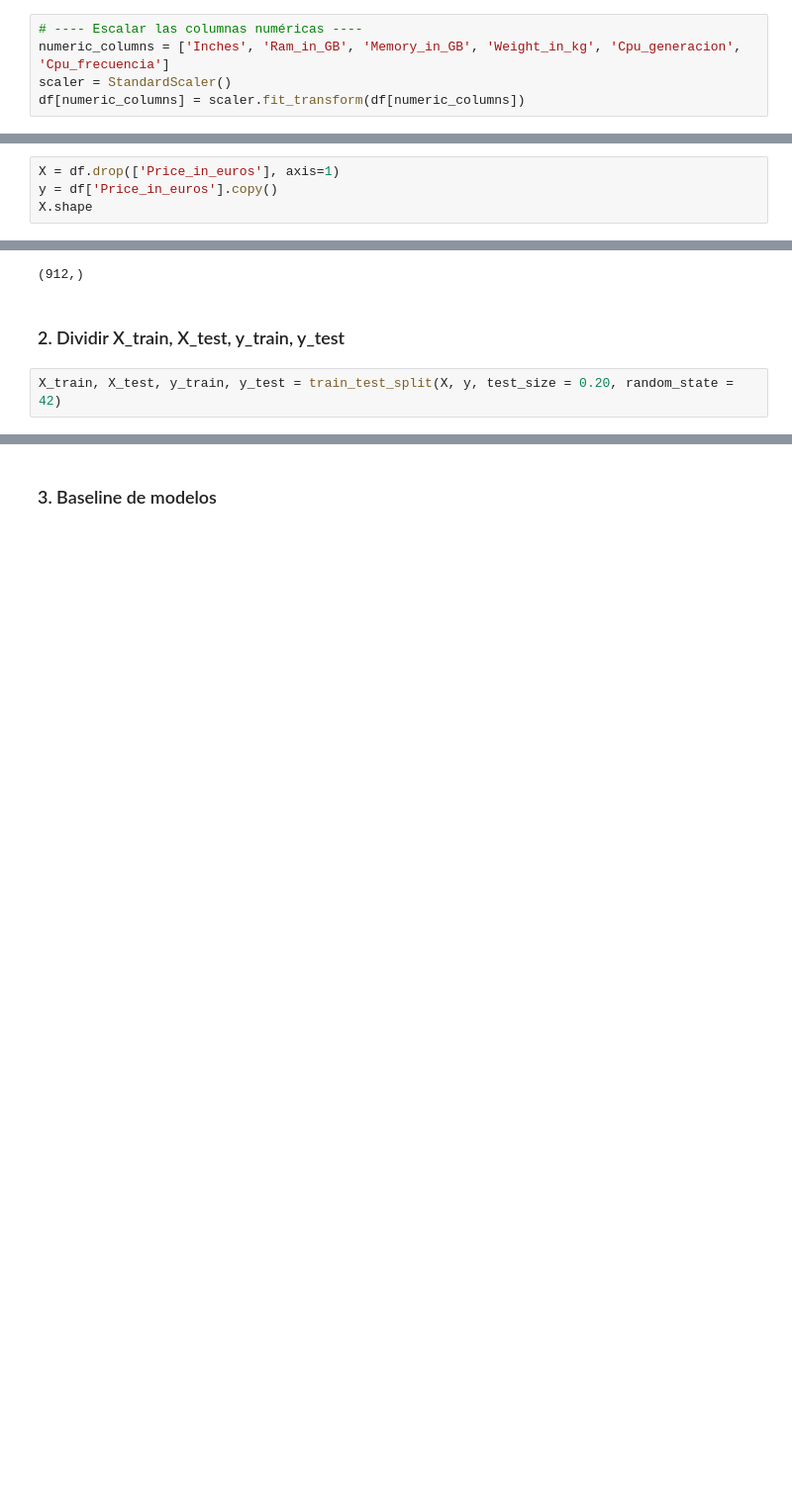
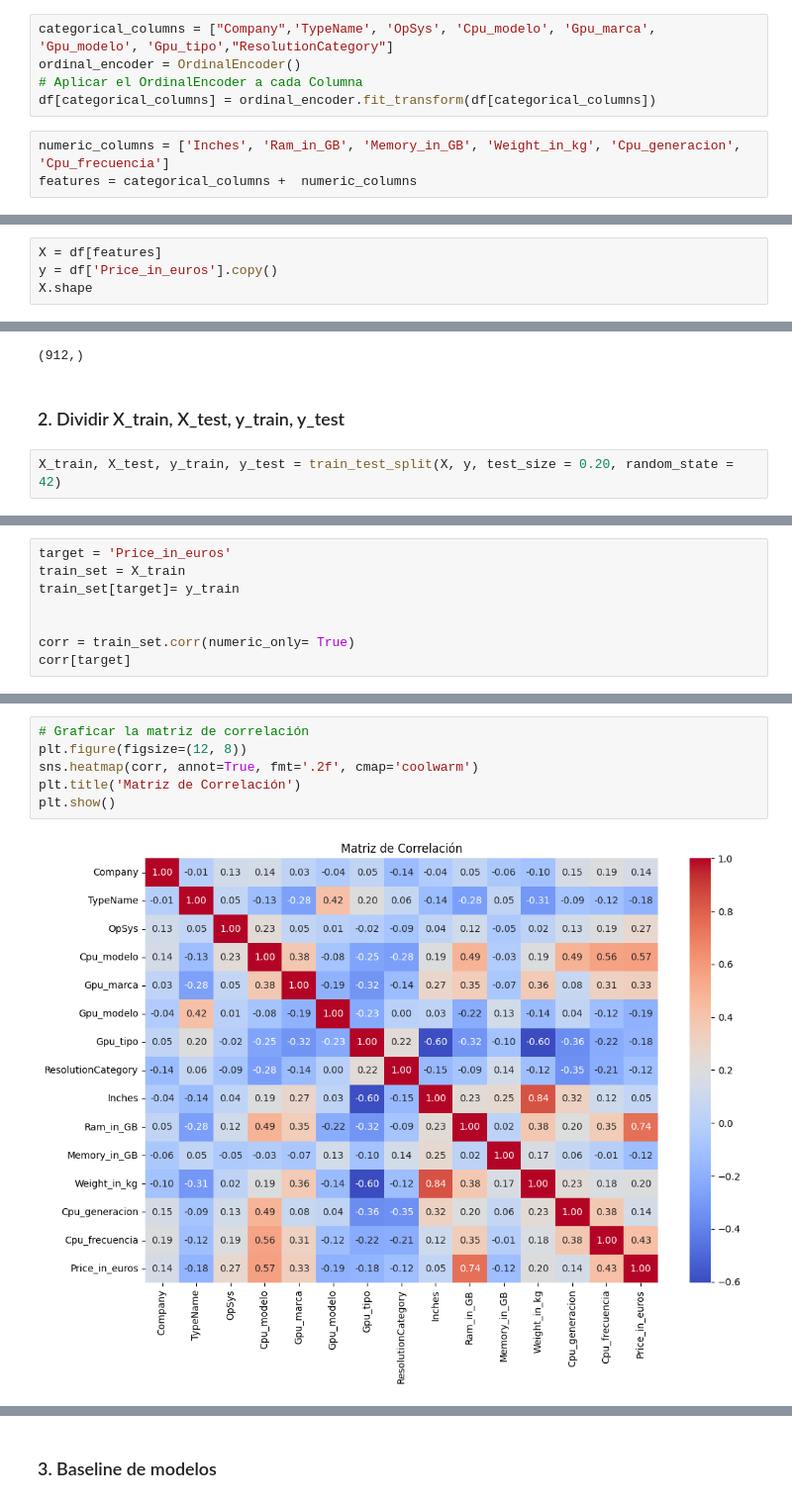
Before and after one commit to JesusGs91/ONLINE_DS_THEBRIDGE_JesusGonzalezSuarez, a Jupyter notebook: Sprint14/Kaggle/Kaggle_submission.ipynb, the cells around one changed output, grey strips where cells are left out. Shown at 99% size. Drawn from its saved outputs; the diff is of its cells as text; blank space fills up the shorter version.

```diff
--- a/Sprint14/Kaggle/Kaggle_submission.ipynb
+++ b/Sprint14/Kaggle/Kaggle_submission.ipynb
@@ -302,5 +249,8 @@ laptop_ID
+# %%
+categorical_columns = ["Company",'TypeName', 'OpSys', 'Cpu_modelo', 'Gpu_marca', 'Gpu_modelo', 'Gpu_tipo',"ResolutionCategory"]
+ordinal_encoder = OrdinalEncoder()
+# Aplicar el OrdinalEncoder a cada Columna
+df[categorical_columns] = ordinal_encoder.fit_transform(df[categorical_columns])
 # %%
-# ---- Escalar las columnas numéricas ----
 numeric_columns = ['Inches', 'Ram_in_GB', 'Memory_in_GB', 'Weight_in_kg', 'Cpu_generacion', 'Cpu_frecuencia']
-scaler = StandardScaler()
-df[numeric_columns] = scaler.fit_transform(df[numeric_columns])
+features = categorical_columns +  numeric_columns
@@ -333,7 +279,7 @@ print(data.head())
 # %% [markdown]
 ### 1. Definir X e y
 # %%
-X = df.drop(['Price_in_euros'], axis=1)
+X = df[features]
 y = df['Price_in_euros'].copy()
 X.shape
 # %% [output]
@@ -383,0 +318,8 @@ Name: Price_in_euros, Length: 729, dtype: float64
+# %%
+target = 'Price_in_euros'
+train_set = X_train
+train_set[target]= y_train
+
+
+corr = train_set.corr(numeric_only= True)
+corr[target]
@@ -383,0 +343,8 @@ Name: Price_in_euros, Length: 729, dtype: float64
+# %%
+# Graficar la matriz de correlación
+plt.figure(figsize=(12, 8))
+sns.heatmap(corr, annot=True, fmt='.2f', cmap='coolwarm')
+plt.title('Matriz de Correlación')
+plt.show()
+# %% [output]
+[figure, added]
```
Also changed, not shown: parts of 60 cells of this notebook, 9 other files.
